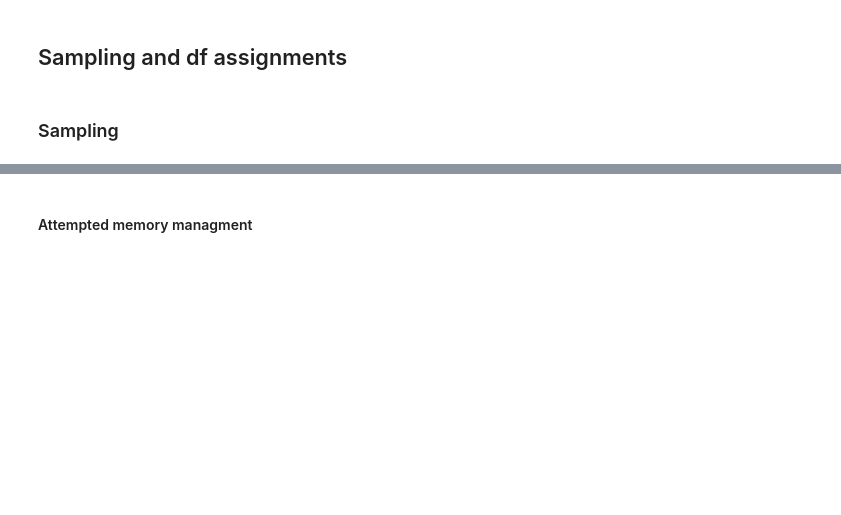
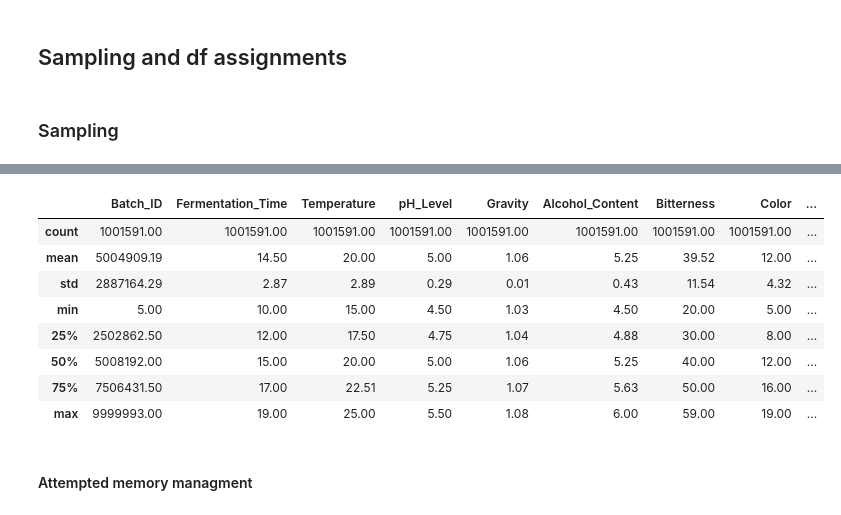
Before and after one commit to VincenzoRocchi/DDAM, a Jupyter notebook: code/Brewery.ipynb, the cells around one changed output, grey strips where cells are left out. Saved outputs shown, nothing was run; the diff lists cells and outputs as text; code cells hidden in the pictures; blank space fills up the shorter version.

```diff
--- a/code/Brewery.ipynb
+++ b/code/Brewery.ipynb
@@ -91,7 +91,18 @@ only showing top 5 rows
 # %%
-# summary_stats = sample.toPandas().describe()
-# rounded_describe = np.round(summary_stats, 2)
-# rounded_describe
+summary_stats = sample.toPandas().describe()
+rounded_describe = np.round(summary_stats, 2)
+# %%
+rounded_describe
+# %% [output]
+|  | Batch_ID | Fermentation_Time | Temperature | pH_Level | Gravity | Alcohol_Content | Bitterness | Color | ... |
+| count | 1001591.00 | 1001591.00 | 1001591.00 | 1001591.00 | 1001591.00 | 1001591.00 | 1001591.00 | 1001591.00 | ... |
+| mean | 5004909.19 | 14.50 | 20.00 | 5.00 | 1.06 | 5.25 | 39.52 | 12.00 | ... |
+| std | 2887164.29 | 2.87 | 2.89 | 0.29 | 0.01 | 0.43 | 11.54 | 4.32 | ... |
+| min | 5.00 | 10.00 | 15.00 | 4.50 | 1.03 | 4.50 | 20.00 | 5.00 | ... |
+| 25% | 2502862.50 | 12.00 | 17.50 | 4.75 | 1.04 | 4.88 | 30.00 | 8.00 | ... |
+| 50% | 5008192.00 | 15.00 | 20.00 | 5.00 | 1.06 | 5.25 | 40.00 | 12.00 | ... |
+| 75% | 7506431.50 | 17.00 | 22.51 | 5.25 | 1.07 | 5.63 | 50.00 | 16.00 | ... |
+| max | 9999993.00 | 19.00 | 25.00 | 5.50 | 1.08 | 6.00 | 59.00 | 19.00 | ... |
 # %% [markdown]
 #### Attempted memory managment
 # %%
```
Also changed, not shown: parts of 14 cells of this notebook, 1 other file.
